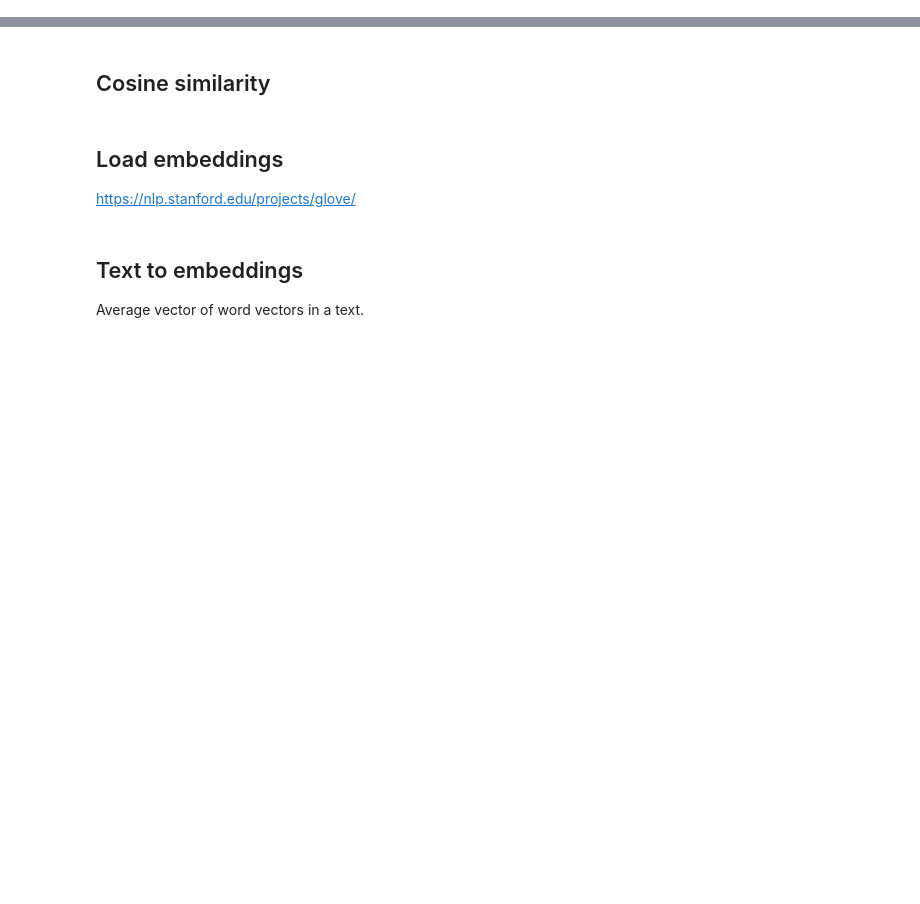
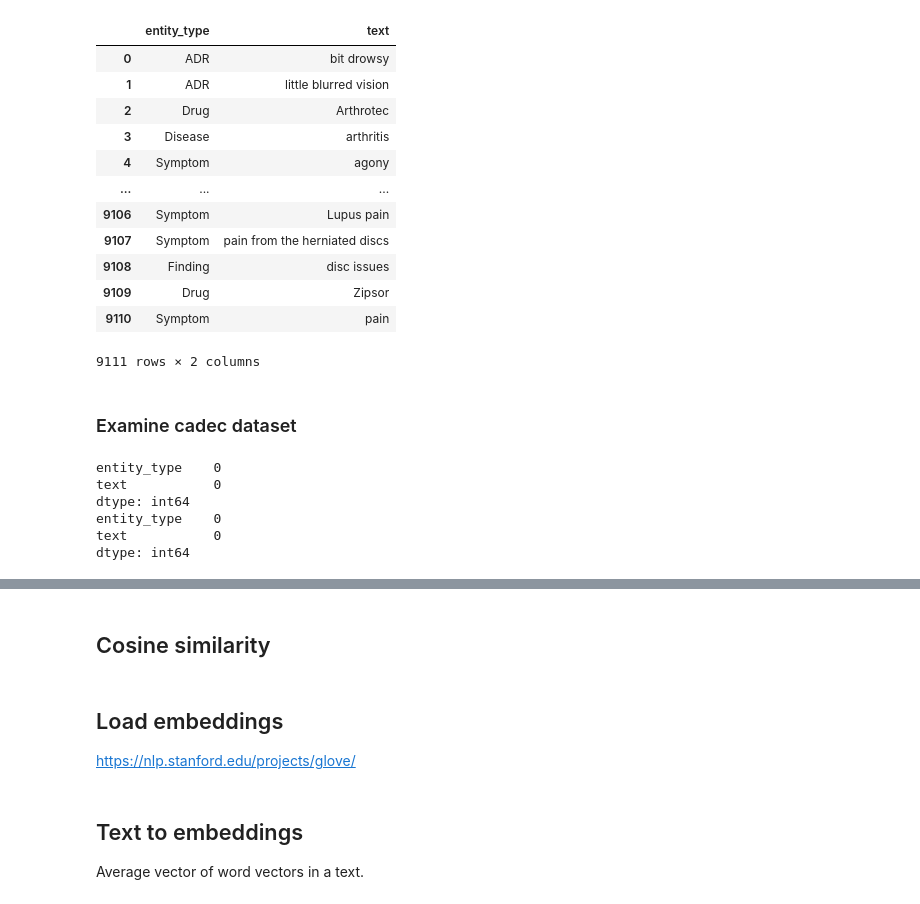
Before and after one commit to Bognanna/LLM-NER-metrics, a Jupyter notebook: notebooks/short_text_embeddings.ipynb, the cells around one changed output, grey strips where cells are left out. Saved outputs shown, nothing was run; the diff lists cells and outputs as text; code cells hidden in the pictures; blank space fills up the shorter version.

```diff
--- a/notebooks/short_text_embeddings.ipynb
+++ b/notebooks/short_text_embeddings.ipynb
@@ -0,0 +49,33 @@
+# %%
+cadec_df.entity_type_offsets = cadec_df.entity_type_offsets.str.split().str.get(0)      # Extract entity types from entity_type_offsets
+cadec_df = cadec_df.rename(columns={"entity_type_offsets": "entity_type"})              # Rename column
+cadec_df = cadec_df[ -cadec_df.tag_number.str.startswith('#')]                          # Remove annotation notes
+cadec_df = cadec_df[['entity_type', 'text']]                                            # Leave only 'entity_type' and 'text' columns
+cadec_df = cadec_df.reset_index(drop=True)                                              # Reset index
+cadec_df
+# %% [output]
+|  | entity_type | text |
+| 0 | ADR | bit drowsy |
+| 1 | ADR | little blurred vision |
+| 2 | Drug | Arthrotec |
+| 3 | Disease | arthritis |
+| 4 | Symptom | agony |
+| ... | ... | ... |
+| 9106 | Symptom | Lupus pain |
+| 9107 | Symptom | pain from the herniated discs |
+| 9108 | Finding | disc issues |
+| 9109 | Drug | Zipsor |
+| 9110 | Symptom | pain |
+9111 rows × 2 columns
+# %% [markdown]
+### Examine cadec dataset
+# %%
+print(cadec_df.isna().sum())
+print(cadec_df.isnull().sum())
+# %% [output]
+entity_type    0
+text           0
+dtype: int64
+entity_type    0
+text           0
+dtype: int64
```
Also changed, not shown: parts of 8 cells of this notebook.
